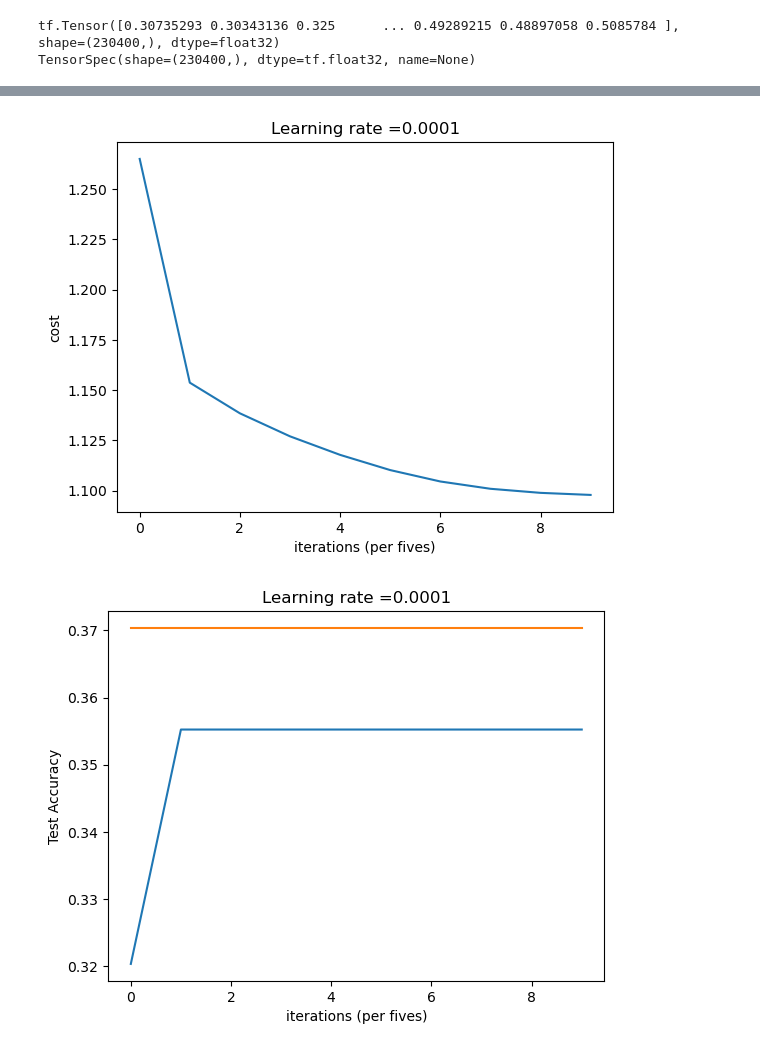
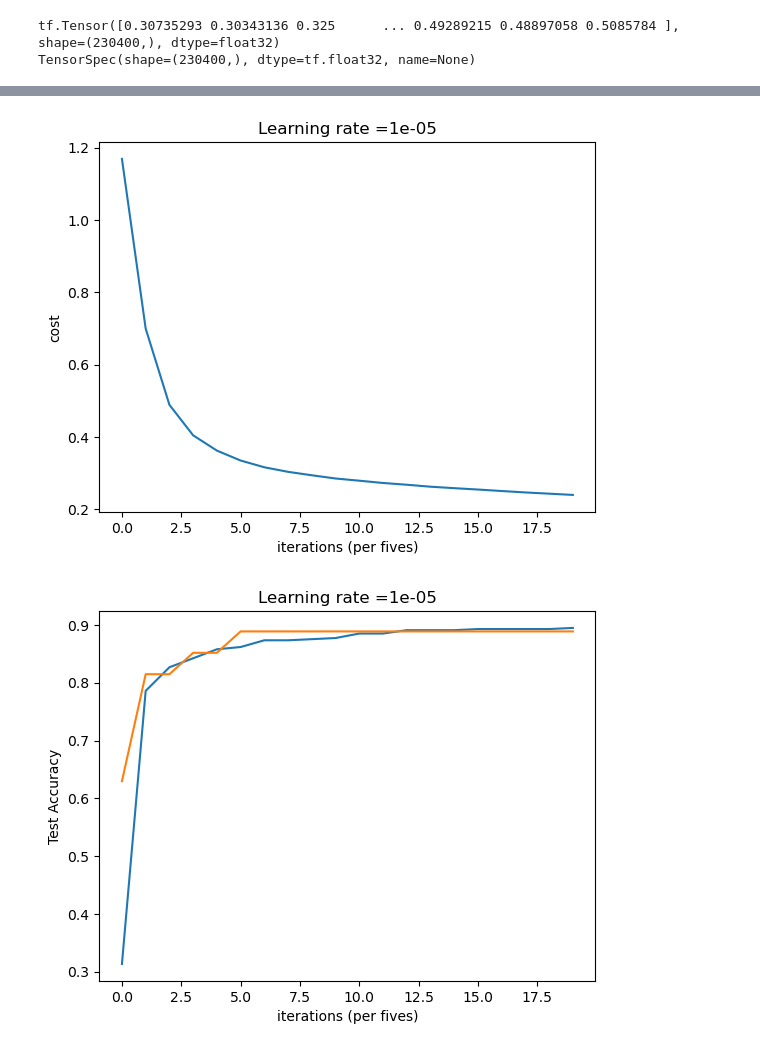
Before and after one commit to Ketzaal/Broken_Eggs_Classification, a Jupyter notebook: Model_built_with_Tensorflow.ipynb, the cells around one changed output, grey strips where cells are left out. Drawn from its saved outputs; the diff is of its cells as text; code cells hidden in the pictures.

```diff
--- a/Model_built_with_Tensorflow.ipynb
+++ b/Model_built_with_Tensorflow.ipynb
@@ -180,7 +189,7 @@ paramaters = initialize_parameters()
 
 def forward_propagation(X, parameters):
     """
-    Implements the forward propagation for the model: LINEAR -> RELU -> LINEAR -> RELU -> LINEAR
+    Implements the forward propagation for the model: LINEAR -> RELU -> LINEAR -> RELU -> LINEAR -> RELU -> LINEAR
 
     Arguments:
     X -- input dataset placeholder, of shape (input size, number of examples)
@@ -199,6 +208,8 @@ def forward_propagation(X, parameters):
     b3 = parameters['b3']
     W4 = parameters['W4']
     b4 = parameters['b4']
+    W5 = parameters['W5']
+    b5 = parameters['b5']
 
     Z1 = tf.math.add(tf.linalg.matmul(W1, X), b1)
     A1 = tf.keras.activations.relu(Z1)
@@ -207,9 +218,11 @@ def forward_propagation(X, parameters):
     Z3 = tf.math.add(tf.linalg.matmul(W3, A2), b3)
     A3 = tf.keras.activations.relu(Z3)
     Z4 = tf.math.add(tf.linalg.matmul(W4, A3), b4)
+    A4 = tf.keras.activations.relu(Z4)
+    Z5 = tf.math.add(tf.linalg.matmul(W5, A4), b5)
 
 
-    return Z4
+    return Z5
 # %%
 
 # Compute Total Loss Function
@@ -220,7 +233,7 @@ def compute_total_loss(logits, labels):
 
     Arguments:
     logits -- output of forward propagation (output of the last LINEAR unit)
-    labels -- "true" labels vector, same shape as Z4
+    labels -- "true" labels vector, same shape as Z5
 
     Returns:
     total_loss - Tensor of the total loss value
@@ -233,7 +246,7 @@ def compute_total_loss(logits, labels):
 # %%
 #Build model
 def model(X_train, Y_train, X_test, Y_test, learning_rate = 0.0001,
-          num_epochs = 1500, minibatch_size = 8, print_cost = True):
+          num_epochs = 1500, minibatch_size = 32, print_cost = True):
     """
     Implements a three-layer tensorflow neural network: LINEAR->RELU->LINEAR->RELU->LINEAR->SOFTMAX.
 
@@ -266,6 +279,8 @@ def model(X_train, Y_train, X_test, Y_test, learning_rate = 0.0001,
     b3 = parameters['b3']
     W4 = parameters['W4']
     b4 = parameters['b4']
+    W5 = parameters['W5']
+    b5 = parameters['b5']
 
     #Optmizer
     optimizer = tf.keras.optimizers.Adam(learning_rate)
@@ -280,8 +295,8 @@ def model(X_train, Y_train, X_test, Y_test, learning_rate = 0.0001,
     # Get the number of elements
     m = dataset.cardinality().numpy()
 
-    minibatches = dataset.batch(minibatch_size).prefetch(4)
-    test_minibatches = test_dataset.batch(minibatch_size).prefetch(4)
+    minibatches = dataset.batch(minibatch_size).prefetch(8)
+    test_minibatches = test_dataset.batch(minibatch_size).prefetch(8)
 
     # Do the training loop
     for epoch in range(num_epochs):
@@ -295,15 +310,15 @@ def model(X_train, Y_train, X_test, Y_test, learning_rate = 0.0001,
 
             with tf.GradientTape() as tape:
                 # 1. predict
-                Z4 = forward_propagation(tf.transpose(minibatch_X), parameters)
+                Z5 = forward_propagation(tf.transpose(minibatch_X), parameters)
 
                 # 2. loss
-                minibatch_total_loss = compute_total_loss(Z4, tf.transpose(minibatch_Y))
+                minibatch_total_loss = compute_total_loss(Z5, tf.transpose(minibatch_Y))
 
             # Accumulate the accuracy of all the batches
-            train_accuracy.update_state(minibatch_Y, tf.transpose(Z4))
+            train_accuracy.update_state(minibatch_Y, tf.transpose(Z5))
 
-            trainable_variables = [W1, b1, W2, b2, W3, b3, W4, b4]
+            trainable_variables = [W1, b1, W2, b2, W3, b3, W4, b4, W5, b5]
             grads = tape.gradient(minibatch_total_loss, trainable_variables)
             optimizer.apply_gradients(zip(grads, trainable_variables))
             epoch_total_loss += minibatch_total_loss
@@ -318,8 +333,8 @@ def model(X_train, Y_train, X_test, Y_test, learning_rate = 0.0001,
 
             # Evaluate the test set every 10 epochs to avoid computational overhead
             for (minibatch_X, minibatch_Y) in test_minibatches:
-                Z4 = forward_propagation(tf.transpose(minibatch_X), parameters)
-                test_accuracy.update_state(minibatch_Y, tf.transpose(Z4))
+                Z5 = forward_propagation(tf.transpose(minibatch_X), parameters)
+                test_accuracy.update_state(minibatch_Y, tf.transpose(Z5))
             print("Test_accuracy:", test_accuracy.result())
 
             costs.append(epoch_total_loss)
@@ -330,5 +345,5 @@ def model(X_train, Y_train, X_test, Y_test, learning_rate = 0.0001,
 
     return parameters, costs, train_acc, test_acc
 # %%
-parameters, costs, train_acc, test_acc = model(new_train, new_y_train, new_test, new_y_test, num_epochs=100, learning_rate=0.0001)
+parameters, costs, train_acc, test_acc = model(new_train, new_y_train, new_test, new_y_test, num_epochs=200, learning_rate=0.00001, minibatch_size=32)
 # %% [output]
@@ -354,22 +369,22 @@ Test_accuracy: tf.Tensor(0.37037036, shape=(), dtype=float32)
 plt.plot(np.squeeze(costs))
 plt.ylabel('cost')
 plt.xlabel('iterations (per fives)')
-plt.title("Learning rate =" + str(0.0001))
+plt.title("Learning rate =" + str(0.00001))
 plt.show()
 # %% [output]
-[figure, old version]
+[figure, new version]
 # %%
 # Plot train accuracy
 plt.plot(np.squeeze(train_acc))
 plt.ylabel('Train Accuracy')
 plt.xlabel('iterations (per fives)')
-plt.title("Learning rate =" + str(0.0001))
+plt.title("Learning rate =" + str(0.00001))
 # Plot test accuracy
 plt.plot(np.squeeze(test_acc))
 plt.ylabel('Test Accuracy')
 plt.xlabel('iterations (per fives)')
-plt.title("Learning rate =" + str(0.0001))
+plt.title("Learning rate =" + str(0.00001))
 plt.show()
 # %% [output]
-[figure, old version]
+[figure, new version]
 # %%
```
Also changed, not shown: parts of 9 cells of this notebook.
